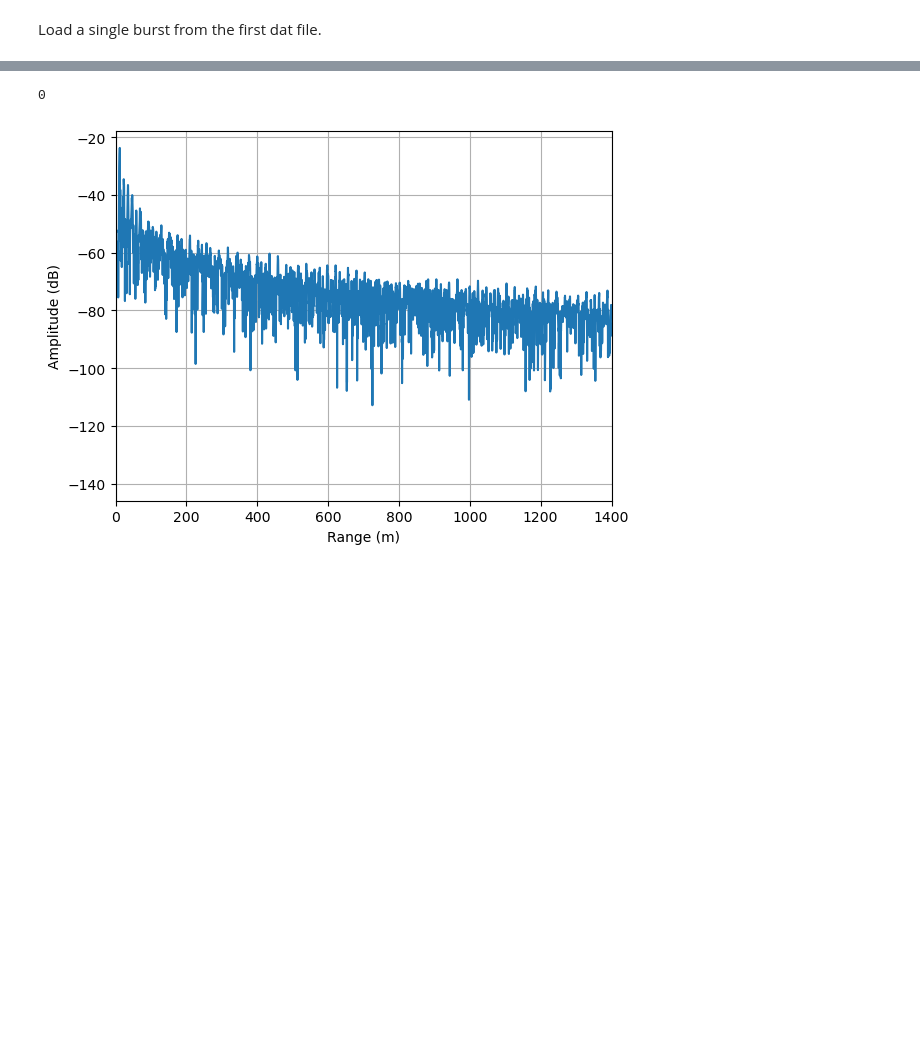
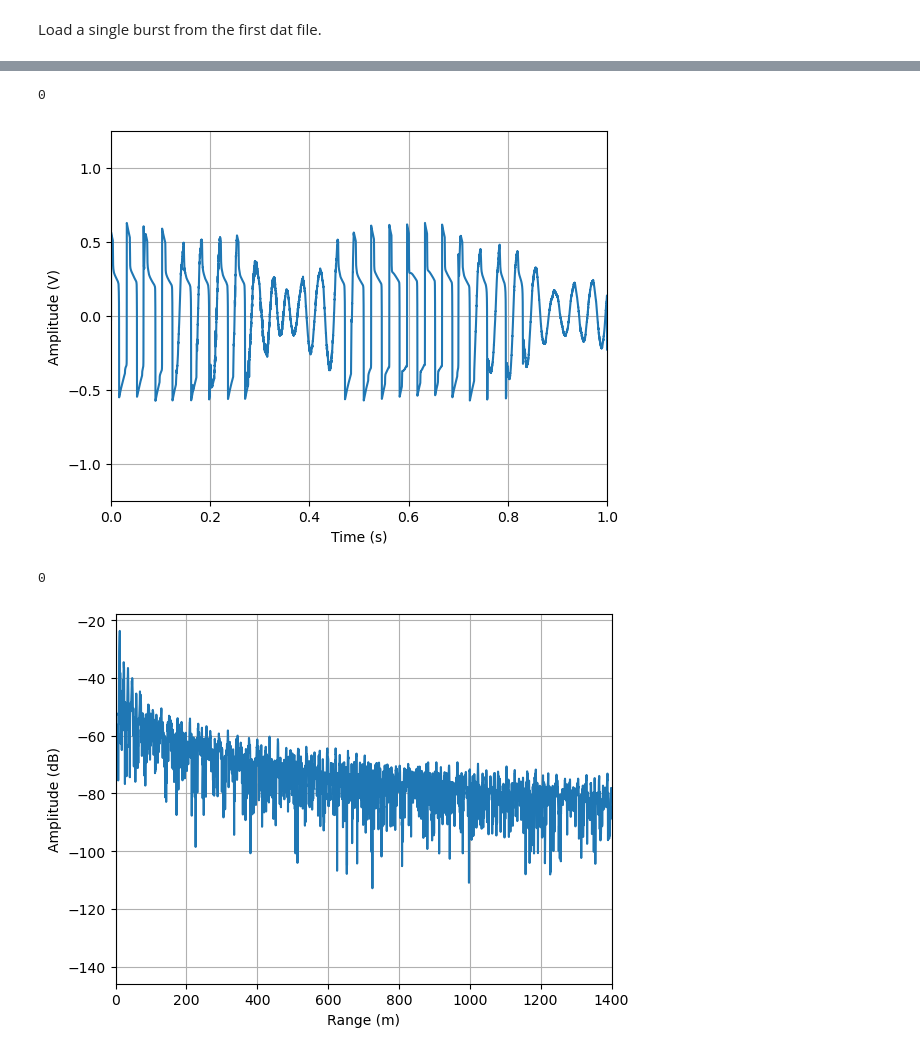
Before and after one commit to ldeo-glaciology/phase-sensitive-radar-processing, a Jupyter notebook: code/ApRES_Python_Nicholls_2021/notebooks/ApRES_class_notes.ipynb, the cells around one changed output, grey strips where cells are left out. Saved outputs shown, nothing was run; the diff lists cells and outputs as text; code cells hidden in the pictures; blank space fills up the shorter version.

```diff
--- a/code/ApRES_Python_Nicholls_2021/notebooks/ApRES_class_notes.ipynb
+++ b/code/ApRES_Python_Nicholls_2021/notebooks/ApRES_class_notes.ipynb
@@ -355,7 +388,7 @@ Attributes:
 # %% [markdown]
 Load a single burst from the first dat file.
 # %%
-apresXR = apresarray(loglevel='debug')
+apresXR = xapres(loglevel='debug')
 filepaths = apresXR.list_files('gs://ldeo-glaciology/GL_apres_2022/A101',remote_load=True)
 apresXR.load_single(filepaths[0], remote_load=True)
 # %% [output]
@@ -372,3 +405,10 @@ DEBUG    22:51:18        3601821916.py @function load_single line 42 - Finish ca
+# %%
+#DATA2022-05-22-1939.DAT
+
+apresXR.single_chirp.PlotChirp()
+# %% [output]
+0
+[figure, added]
 # %%
 apresXR.single_profile.PlotProfile(1400)
 # %% [output]
```
Also changed, not shown: parts of 7 cells of this notebook.
